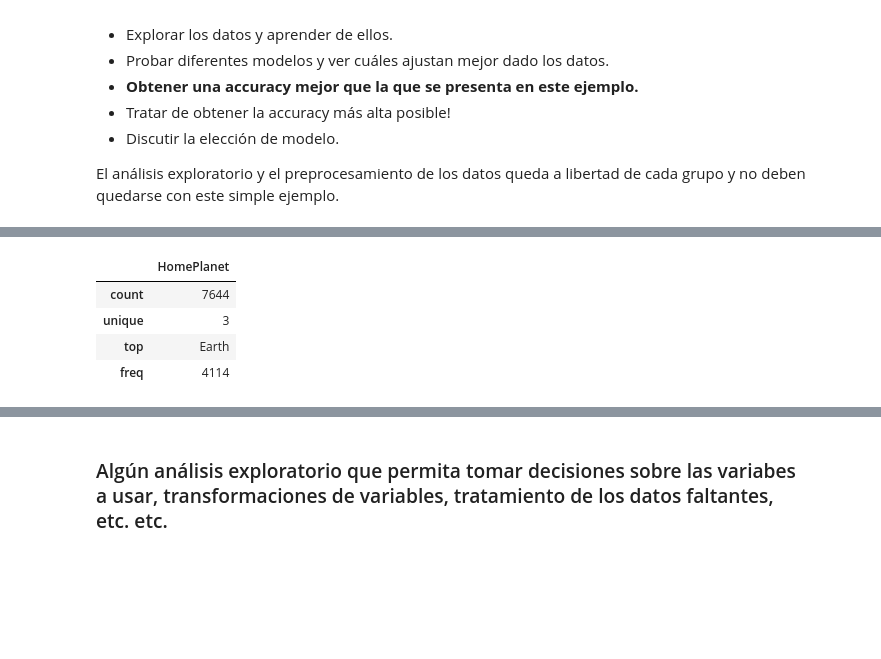
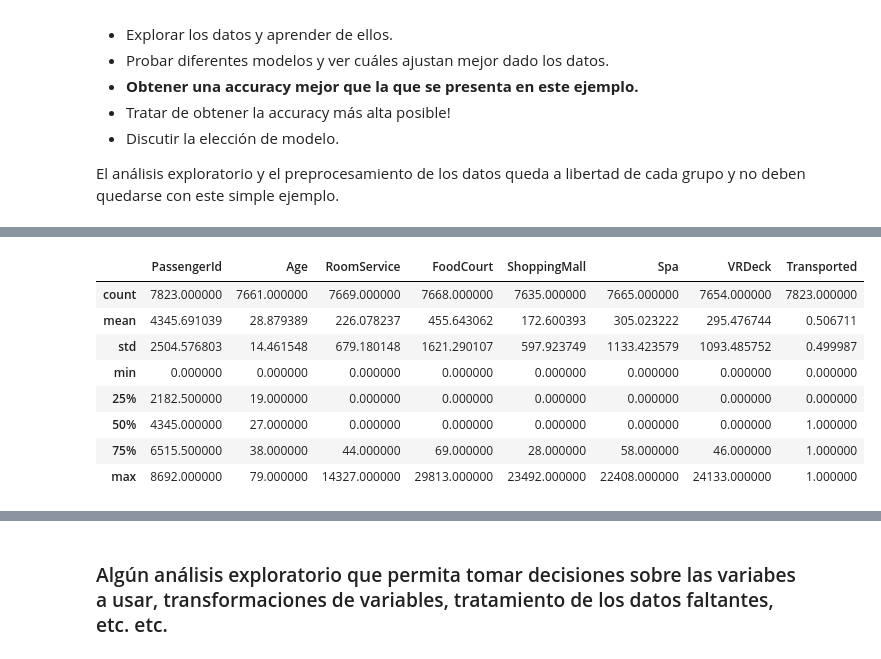
Before and after one commit to AlejandroGuedez/Equipo-23-de-Diplomado-data-scientist, a Jupyter notebook: Práctico_Aprendizaje_supervisado/baseline.ipynb, the cells around one changed output, grey strips where cells are left out. Drawn from its saved outputs; the diff is of its cells as text; code cells hidden in the pictures; blank space fills up the shorter version.

```diff
--- a/Práctico_Aprendizaje_supervisado/baseline.ipynb
+++ b/Práctico_Aprendizaje_supervisado/baseline.ipynb
@@ -89,8 +92,12 @@ status(df)
 # %%
-df[['HomePlanet']].describe()
+df.describe()
 # %% [output]
-|  | HomePlanet |
-| count | 7644 |
-| unique | 3 |
-| top | Earth |
-| freq | 4114 |
+|  | PassengerId | Age | RoomService | FoodCourt | ShoppingMall | Spa | VRDeck | Transported |
+| count | 7823.000000 | 7661.000000 | 7669.000000 | 7668.000000 | 7635.000000 | 7665.000000 | 7654.000000 | 7823.000000 |
+| mean | 4345.691039 | 28.879389 | 226.078237 | 455.643062 | 172.600393 | 305.023222 | 295.476744 | 0.506711 |
+| std | 2504.576803 | 14.461548 | 679.180148 | 1621.290107 | 597.923749 | 1133.423579 | 1093.485752 | 0.499987 |
+| min | 0.000000 | 0.000000 | 0.000000 | 0.000000 | 0.000000 | 0.000000 | 0.000000 | 0.000000 |
+| 25% | 2182.500000 | 19.000000 | 0.000000 | 0.000000 | 0.000000 | 0.000000 | 0.000000 | 0.000000 |
+| 50% | 4345.000000 | 27.000000 | 0.000000 | 0.000000 | 0.000000 | 0.000000 | 0.000000 | 1.000000 |
+| 75% | 6515.500000 | 38.000000 | 44.000000 | 69.000000 | 28.000000 | 58.000000 | 46.000000 | 1.000000 |
+| max | 8692.000000 | 79.000000 | 14327.000000 | 29813.000000 | 23492.000000 | 22408.000000 | 24133.000000 | 1.000000 |
```
Also changed, not shown: parts of 45 cells of this notebook, 2 other files.
